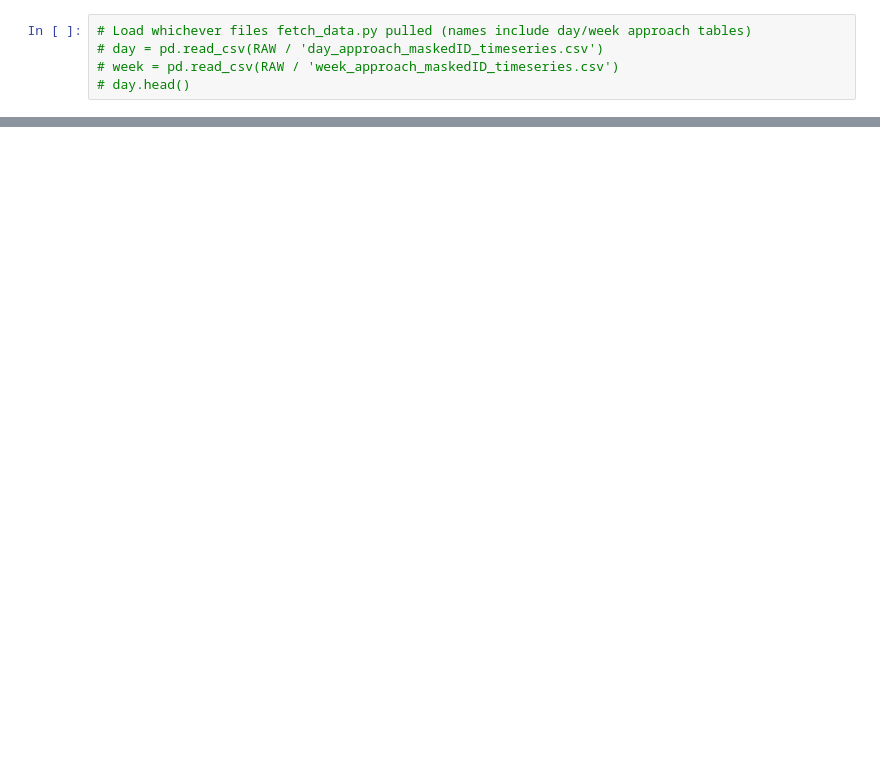
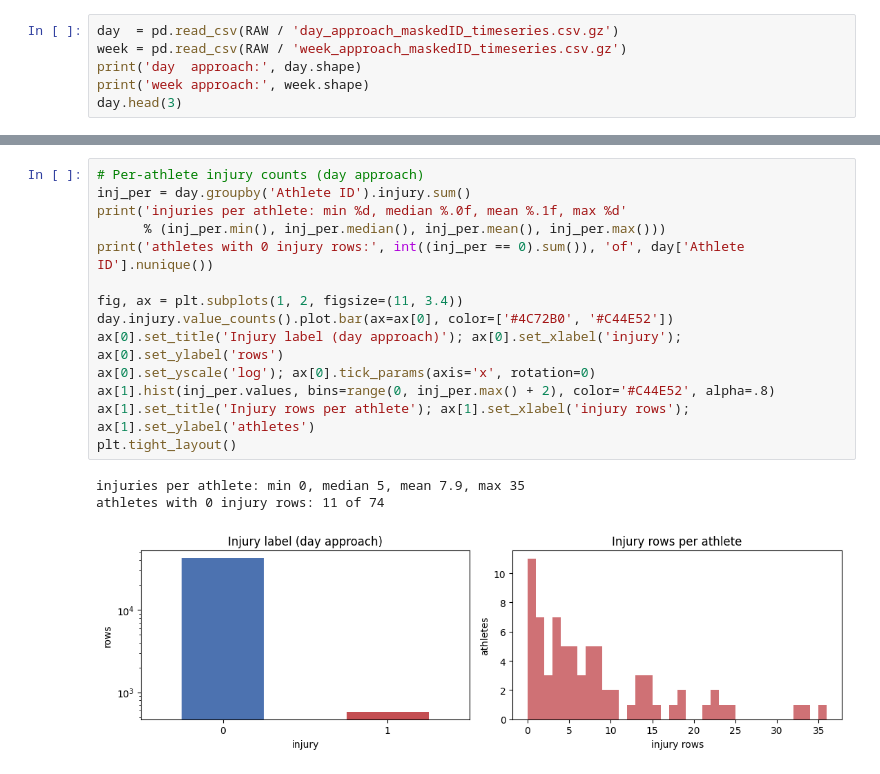
Before and after one commit to auswallace/runner-injury-risk, a Jupyter notebook: notebooks/01_eda.ipynb, the cells around one changed output, grey strips where cells are left out. Saved outputs shown, nothing was run; the diff lists cells and outputs as text; blank space fills up the shorter version.

```diff
--- a/notebooks/01_eda.ipynb
+++ b/notebooks/01_eda.ipynb
@@ -18,5 +30,6 @@ list(RAW.glob('*'))
 # %%
-# Load whichever files fetch_data.py pulled (names include day/week approach tables)
-# day = pd.read_csv(RAW / 'day_approach_maskedID_timeseries.csv')
-# week = pd.read_csv(RAW / 'week_approach_maskedID_timeseries.csv')
-# day.head()
+day  = pd.read_csv(RAW / 'day_approach_maskedID_timeseries.csv.gz')
+week = pd.read_csv(RAW / 'week_approach_maskedID_timeseries.csv.gz')
+print('day  approach:', day.shape)
+print('week approach:', week.shape)
+day.head(3)
@@ -26,0 +70,18 @@ list(RAW.glob('*'))
+# %%
+# Per-athlete injury counts (day approach)
+inj_per = day.groupby('Athlete ID').injury.sum()
+print('injuries per athlete: min %d, median %.0f, mean %.1f, max %d'
+      % (inj_per.min(), inj_per.median(), inj_per.mean(), inj_per.max()))
+print('athletes with 0 injury rows:', int((inj_per == 0).sum()), 'of', day['Athlete ID'].nunique())
+
+fig, ax = plt.subplots(1, 2, figsize=(11, 3.4))
+day.injury.value_counts().plot.bar(ax=ax[0], color=['#4C72B0', '#C44E52'])
+ax[0].set_title('Injury label (day approach)'); ax[0].set_xlabel('injury'); ax[0].set_ylabel('rows')
+ax[0].set_yscale('log'); ax[0].tick_params(axis='x', rotation=0)
+ax[1].hist(inj_per.values, bins=range(0, inj_per.max() + 2), color='#C44E52', alpha=.8)
+ax[1].set_title('Injury rows per athlete'); ax[1].set_xlabel('injury rows'); ax[1].set_ylabel('athletes')
+plt.tight_layout()
+# %% [output]
+injuries per athlete: min 0, median 5, mean 7.9, max 35
+athletes with 0 injury rows: 11 of 74
+[figure, added]
```
Also changed, not shown: parts of 32 cells of this notebook, 1 other file.
